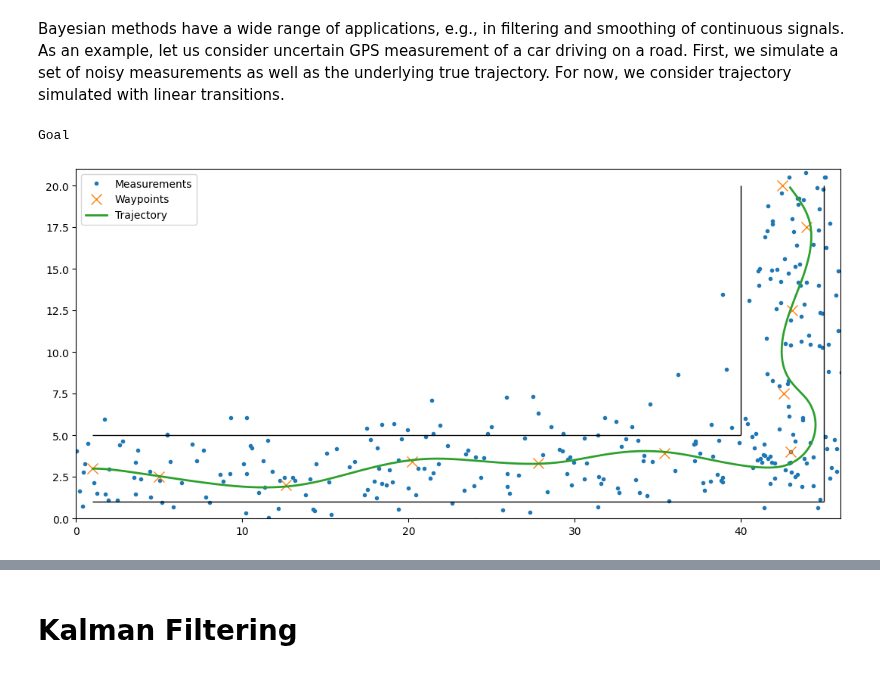
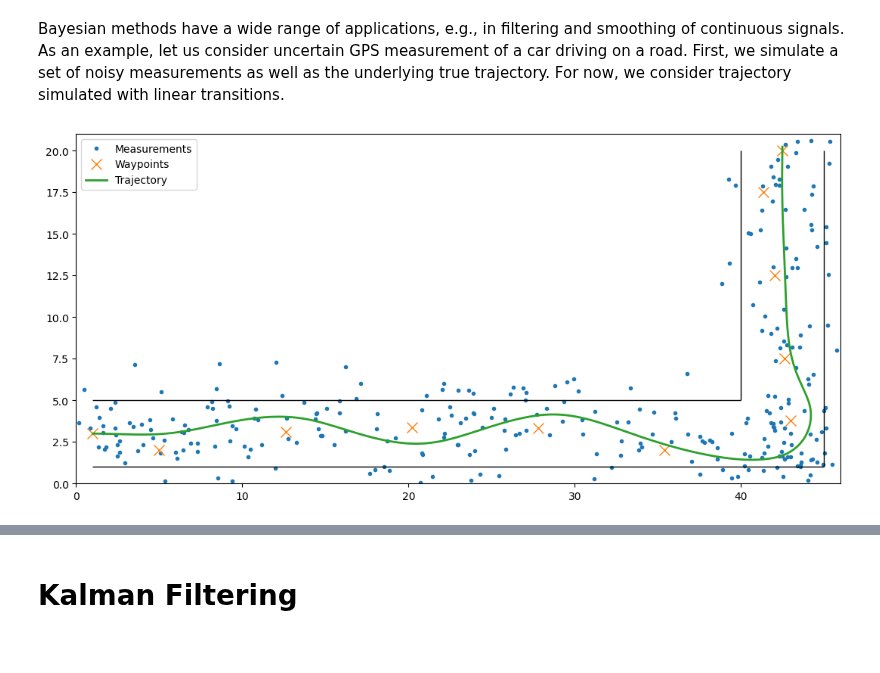
Before and after one commit to AndersGMadsen/bayesian-state-space-models, a Jupyter notebook: Bayesian_filtering_and_smoothing.ipynb, the cells around one changed output, grey strips where cells are left out. Saved outputs shown, nothing was run; the diff lists cells and outputs as text; code cells hidden in the pictures.

```diff
--- a/Bayesian_filtering_and_smoothing.ipynb
+++ b/Bayesian_filtering_and_smoothing.ipynb
@@ -9,14 +9,20 @@ from utils import *
 # Tracking a Moving Car
 # %% [markdown]
 Bayesian methods have a wide range of applications, e.g., in filtering and smoothing of continuous signals. As an example, let us consider uncertain GPS measurement of a car driving on a road. First, we simulate a set of noisy measurements as well as the underlying true trajectory. For now, we consider trajectory simulated with linear transitions.
-# %%
-trajectory = MPCTrajectory()
-states, measurements = trajectory.get_data()
-
-trajectory.plot(states, measurements)
-# %% [output]
-Goal
-[figure, removed]
+# %%
+trajectory = MPCTrajectory()
+#states, measurements = trajectory.get_data()
+
+#np.save("data.npz", {"states": states, "measurements": measurements})
+
+#load data states and measurements
+data = np.load("data.npy", allow_pickle=True).tolist()
+states = data["states"]
+measurements = data["measurements"]
+
+trajectory.plot(states, measurements)
+# %% [output]
+[figure, added]
 # %%
 def show_animation(trajectory, gif_path="animations/car_trajectory"):
 
```
Also changed, not shown: parts of 8 cells of this notebook, 1 other file.
